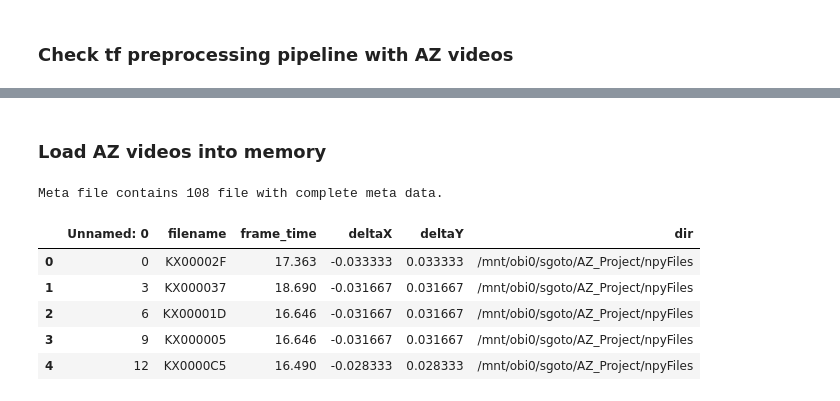
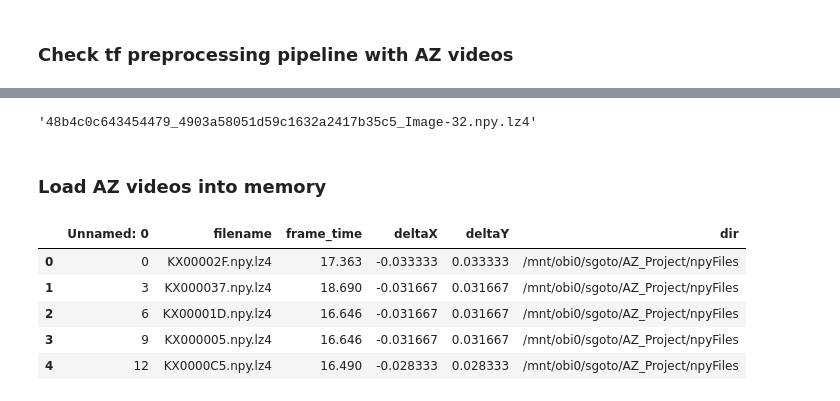
Before and after one commit to awerdich/werdich-cfr, a Jupyter notebook: notebooks/AZ_project/cfr_AZ_tf_output.ipynb, the cells around one changed output, grey strips where cells are left out. Cells and saved outputs as stored; diff of their text form; code cells hidden in the pictures.

```diff
--- a/notebooks/AZ_project/cfr_AZ_tf_output.ipynb
+++ b/notebooks/AZ_project/cfr_AZ_tf_output.ipynb
@@ -15,5 +29,9 @@ display(bwmeta.head(2))
 |  | filename | frame_time | deltaX | deltaY | dir | prev_preds |
 | 0 | 48b4c0c643454479_4903a58051d59c16... | 17.940552 | 0.044297 | 0.044297 | /mnt/obi0/phi/echo/npyFiles/BWH/4... | 1.596508 |
 | 1 | 48b4c0c64adf5e8d_4903a58051d59c17... | 33.333000 | 0.044040 | 0.044040 | /mnt/obi0/phi/echo/npyFiles/BWH/4... | 2.038057 |
+# %%
+bwmeta.iloc[0].filename
+# %% [output]
+'48b4c0c643454479_4903a58051d59c1632a2417b35c5_Image-32.npy.lz4'
 # %% [markdown]
 ### Load AZ videos into memory ###
@@ -25,19 +37,0 @@ azmeta_file = os.path.join(az_project_dir, azmeta_file_name)
-# %%
-# Load the meta data
-azmeta = pd.read_csv(azmeta_file, sep='\t')
-azmeta = azmeta.dropna(subset=['frametime']).\
-                rename(columns={'frametime': 'frame_time'}).\
-                reset_index(drop=True)
-azmeta['dir'] = az_npy_dir
-
-azmeta_file_list = sorted(list(azmeta.filename.unique()))
-print(f'Meta file contains {len(azmeta_file_list)} file with complete meta data.')
-display(azmeta.head())
-# %% [output]
-Meta file contains 108 file with complete meta data.
-|  | Unnamed: 0 | filename | frame_time | deltaX | deltaY | dir |
-| 0 | 0 | KX00002F | 17.363 | -0.033333 | 0.033333 | /mnt/obi0/sgoto/AZ_Project/npyFiles |
-| 1 | 3 | KX000037 | 18.690 | -0.031667 | 0.031667 | /mnt/obi0/sgoto/AZ_Project/npyFiles |
-| 2 | 6 | KX00001D | 16.646 | -0.031667 | 0.031667 | /mnt/obi0/sgoto/AZ_Project/npyFiles |
-| 3 | 9 | KX000005 | 16.646 | -0.031667 | 0.031667 | /mnt/obi0/sgoto/AZ_Project/npyFiles |
-| 4 | 12 | KX0000C5 | 16.490 | -0.028333 | 0.028333 | /mnt/obi0/sgoto/AZ_Project/npyFiles |
@@ -49,0 +38,22 @@ set(az_file_name_list).symmetric_difference(azmeta_file_list)
+# %%
+# Video list
+az_dir = os.path.normpath('/mnt/obi0/sgoto/AZ_Project')
+az_echo_dir = os.path.join(az_dir, 'npyFiles')
+video_meta_file_name = 'metadata.tsv'
+video_meta_file = os.path.join(az_dir, video_meta_file_name)
+video_meta_df = pd.read_csv(video_meta_file, sep='\t')
+# Some small adjustments to this data frame
+video_meta_df = video_meta_df.dropna(subset=['frametime']).\
+    rename(columns={'frametime': 'frame_time'}).\
+    reset_index(drop=True)
+video_meta_df['filename'] = video_meta_df['filename']+'.npy.lz4'
+video_meta_df['dir'] = az_echo_dir
+file_list = list(video_meta_df.filename.unique())[:16]
+display(video_meta_df.head())
+# %% [output]
+|  | Unnamed: 0 | filename | frame_time | deltaX | deltaY | dir |
+| 0 | 0 | KX00002F.npy.lz4 | 17.363 | -0.033333 | 0.033333 | /mnt/obi0/sgoto/AZ_Project/npyFiles |
+| 1 | 3 | KX000037.npy.lz4 | 18.690 | -0.031667 | 0.031667 | /mnt/obi0/sgoto/AZ_Project/npyFiles |
+| 2 | 6 | KX00001D.npy.lz4 | 16.646 | -0.031667 | 0.031667 | /mnt/obi0/sgoto/AZ_Project/npyFiles |
+| 3 | 9 | KX000005.npy.lz4 | 16.646 | -0.031667 | 0.031667 | /mnt/obi0/sgoto/AZ_Project/npyFiles |
+| 4 | 12 | KX0000C5.npy.lz4 | 16.490 | -0.028333 | 0.028333 | /mnt/obi0/sgoto/AZ_Project/npyFiles |
```
Also changed, not shown: parts of 13 cells of this notebook, 2 other files.
